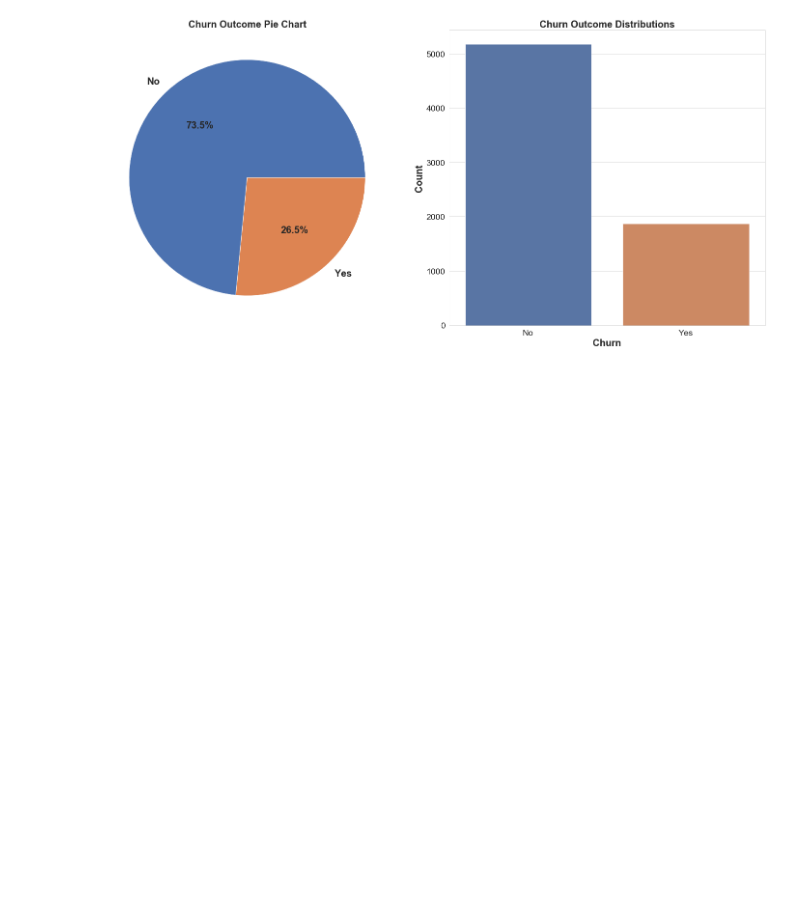
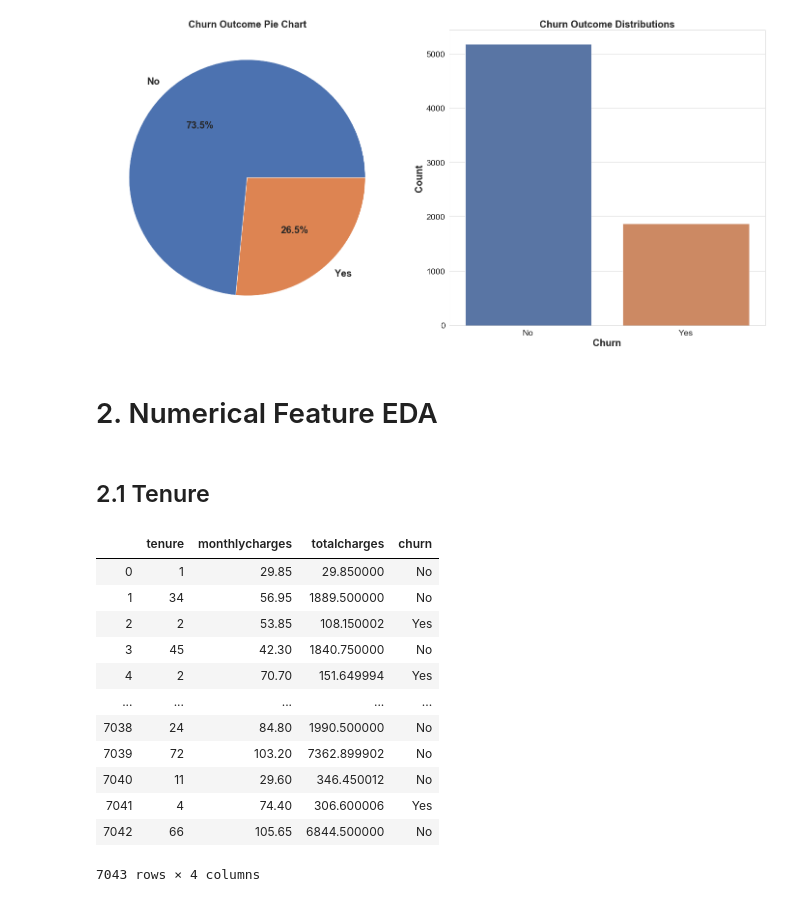
Before and after one commit to andrewcole33/telco_churn_analysis, a Jupyter notebook: eda.ipynb, the cells around one changed output. Saved outputs shown, nothing was run; the diff lists cells and outputs as text; code cells hidden in the pictures; blank space fills up the shorter version.

Commit message:
Perform Numerical EDA & Create Module

```diff
--- a/eda.ipynb
+++ b/eda.ipynb
@@ -103,3 +126,24 @@ plt.title('Churn Outcome Distributions', fontsize = 20, fontweight = 'bold')
 plt.tight_layout()
 # %% [output]
 [figure]
+# %% [markdown]
+# 2. Numerical Feature EDA
+# %% [markdown]
+## 2.1 Tenure
+# %%
+numerics = df[['tenure', 'monthlycharges', 'totalcharges', 'churn']]
+numerics
+# %% [output]
+|  | tenure | monthlycharges | totalcharges | churn |
+| 0 | 1 | 29.85 | 29.850000 | No |
+| 1 | 34 | 56.95 | 1889.500000 | No |
+| 2 | 2 | 53.85 | 108.150002 | Yes |
+| 3 | 45 | 42.30 | 1840.750000 | No |
+| 4 | 2 | 70.70 | 151.649994 | Yes |
+| ... | ... | ... | ... | ... |
+| 7038 | 24 | 84.80 | 1990.500000 | No |
+| 7039 | 72 | 103.20 | 7362.899902 | No |
+| 7040 | 11 | 29.60 | 346.450012 | No |
+| 7041 | 4 | 74.40 | 306.600006 | Yes |
+| 7042 | 66 | 105.65 | 6844.500000 | No |
+7043 rows × 4 columns
```
Also changed, not shown: parts of 8 cells of this notebook, 1 other file.
